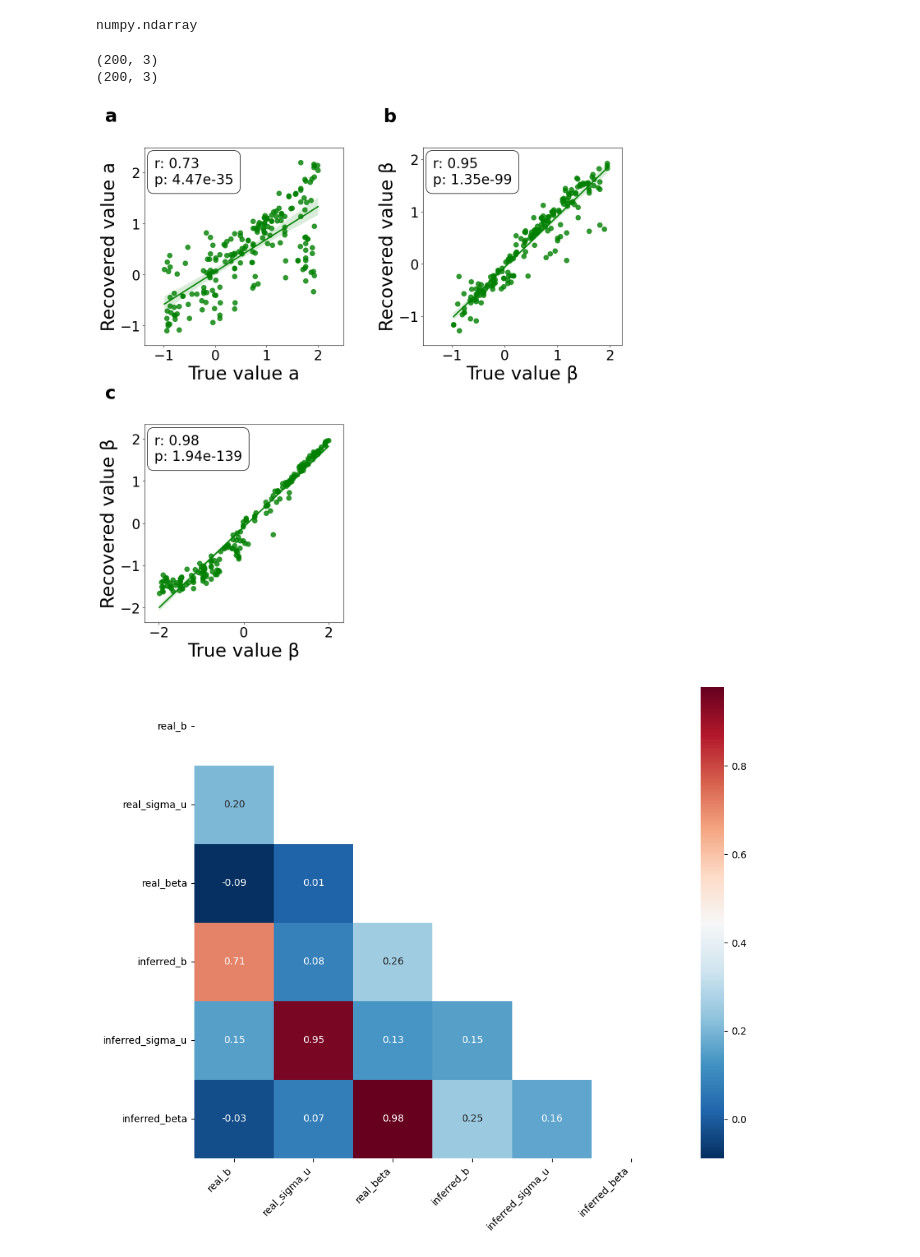
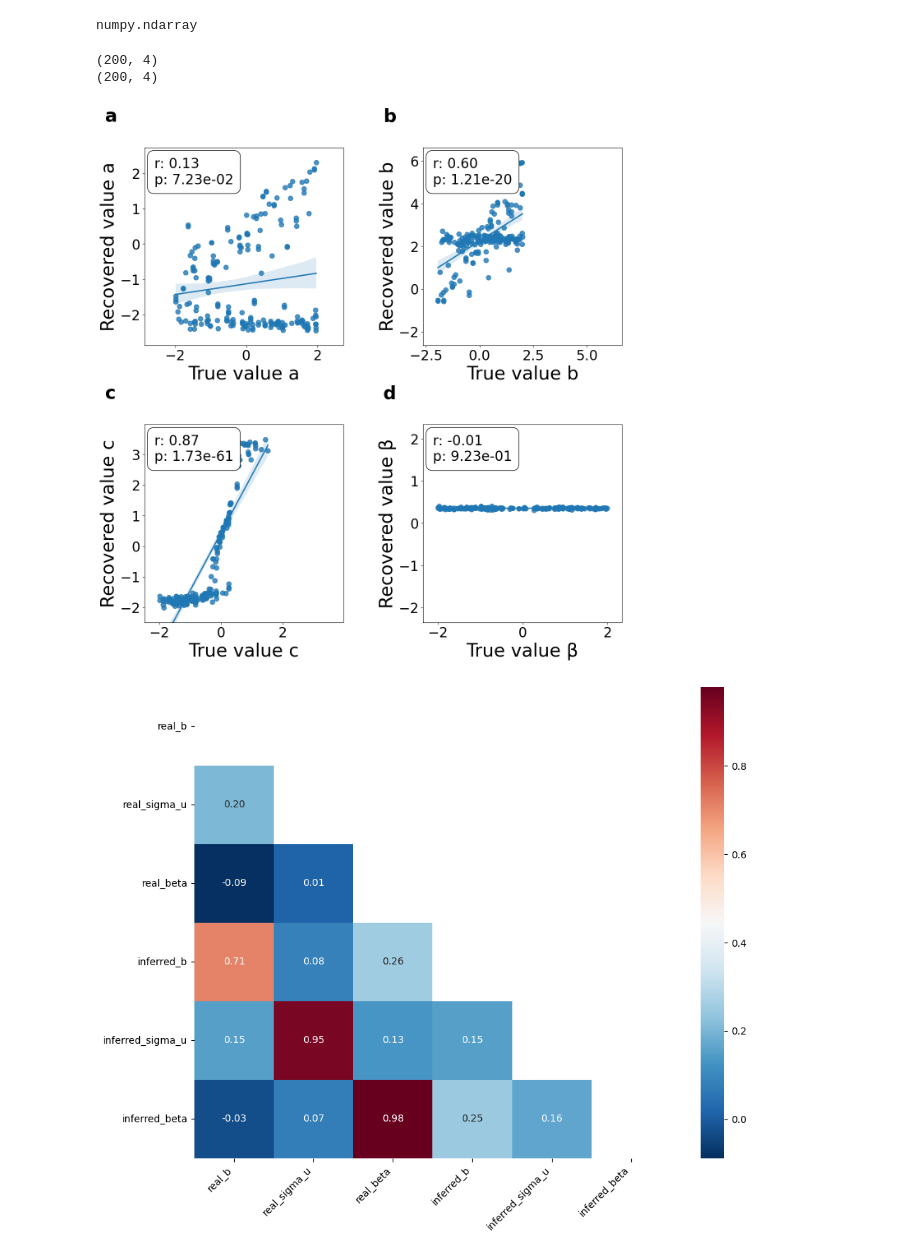
Before and after one commit to hhsherlock/Discounting, a Jupyter notebook: paper/parameter_recovery/parameter_recovery_analysis.ipynb, the cells around one changed output. Cells and saved outputs as stored; diff of their text form; code cells hidden in the pictures.

```diff
--- a/paper/parameter_recovery/parameter_recovery_analysis.ipynb
+++ b/paper/parameter_recovery/parameter_recovery_analysis.ipynb
@@ -7,7 +7,7 @@ import pandas as pd
 import seaborn as sns
 from scipy.stats import pearsonr
 # %%
-with open('/home/yaning/Documents/Discounting/paper/results/parameter_recovery_three_param.pkl', 'rb') as f:
+with open('/home/yaning/Documents/Discounting/paper/results/parameter_recovery_four_param_power_beta.pkl', 'rb') as f:
     pos_dict = pickle.load(f)
 # %%
 # get the real and inferred params from more agents
@@ -30,6 +30,6 @@ numpy.ndarray
 print(real_params.shape)
 print(inferred_params.shape)
 # %% [output]
-(200, 3)
-(200, 3)
+(200, 4)
+(200, 4)
 # %%
@@ -83,28 +83,31 @@ def same_range(ax, x, y):
 # %%
 # put everything to lists so it is easier to plot
 real_list = [
-# real_a,
+real_a,
 real_b,
-real_sigma_rate, real_beta]
+real_sigma_rate,
+real_beta]
+
 inferred_list = [
-# inferred_a,
+inferred_a,
 inferred_b,
-inferred_sigma_rate, inferred_beta]
+inferred_sigma_rate,
+inferred_beta]
 
 # try dataframe instead
 df = pd.DataFrame({
-    # 'real_a': real_a,
+    'real_a': real_a,
     'real_b': real_b,
     'real_sigma_u': real_sigma_rate,
     'real_beta': real_beta,
-    # 'inferred_a': inferred_a,
+    'inferred_a': inferred_a,
     'inferred_b': inferred_b,
     'inferred_sigma_u': inferred_sigma_rate,
     'inferred_beta': inferred_beta
 })
 # %%
 name_list = [
-# 'real_a','inferred_a',
+'real_a','inferred_a',
 'real_b','inferred_b',
 'real_sigma_u','inferred_sigma_u',
 'real_beta','inferred_beta']
@@ -120,54 +123,54 @@ for i in range(len(real_list)):
     x_name = name_list[i*2]
     y_name = name_list[i*2+1]
     temp_ax = axes[sub_x, sub_y]
-    sns.regplot(ax=temp_ax, x=x_name, y=y_name, data=df, scatter_kws={'s':70}, color="green")
+    sns.regplot(ax=temp_ax, x=x_name, y=y_name, data=df, scatter_kws={'s':70}, color="#1f77b4")
     same_range(temp_ax, df[x_name], df[y_name])
     corr_coeff, p_value = pearsonr(df[x_name], df[y_name])
 
     temp_ax.annotate(f'r: {corr_coeff:.2f}\np: {p_value:.2e}', xy=(0.05, 0.95), xycoords='axes fraction',
                 fontsize=tick_size, ha='left', va='top', bbox=dict(boxstyle='round,pad=0.5', edgecolor='black', facecolor='white'))
 
     if sub_y == 1:
         sub_x = sub_x + 1
         sub_y = 0
     else:
         sub_y = sub_y + 1
 
     temp_ax.tick_params(axis='both', labelsize=tick_size)
     temp_ax.text(
         -0.2, 1.2, f"{chr(97 + i)}",  # 97 = 'a'
         transform=temp_ax.transAxes,
         fontsize=32, fontweight='bold',
         va='top', ha='left'
     )
 
 
+axes[0,0].set_xlabel("True value a", fontsize=label_size)
+axes[0,0].set_ylabel("Recovered value a", fontsize=label_size)
+axes[0,1].set_xlabel("True value b", fontsize=label_size)
+axes[0,1].set_ylabel("Recovered value b", fontsize=label_size)
+axes[1,0].set_xlabel("True value c", fontsize=label_size)
+axes[1,0].set_ylabel("Recovered value c", fontsize=label_size)
+axes[1,1].set_xlabel("True value β", fontsize=label_size)
+axes[1,1].set_ylabel("Recovered value β", fontsize=label_size)
+
 # axes[0,0].set_xlabel("True value a", fontsize=label_size)
 # axes[0,0].set_ylabel("Recovered value a", fontsize=label_size)
-# axes[0,1].set_xlabel("True value b", fontsize=label_size)
-# axes[0,1].set_ylabel("Recovered value b", fontsize=label_size)
-# axes[1,0].set_xlabel("True value c", fontsize=label_size)
-# axes[1,0].set_ylabel("Recovered value c", fontsize=label_size)
-# axes[1,1].set_xlabel("True value β", fontsize=label_size)
-# axes[1,1].set_ylabel("Recovered value β", fontsize=label_size)
-
-axes[0,0].set_xlabel("True value a", fontsize=label_size)
-axes[0,0].set_ylabel("Recovered value a", fontsize=label_size)
-axes[0,1].set_xlabel("True value β", fontsize=label_size)
-axes[0,1].set_ylabel("Recovered value β", fontsize=label_size)
-axes[1,0].set_xlabel("True value β", fontsize=label_size)
-axes[1,0].set_ylabel("Recovered value β", fontsize=label_size)
+# axes[0,1].set_xlabel("True value β", fontsize=label_size)
+# axes[0,1].set_ylabel("Recovered value β", fontsize=label_size)
+# axes[1,0].set_xlabel("True value β", fontsize=label_size)
+# axes[1,0].set_ylabel("Recovered value β", fontsize=label_size)
 
 # axes[1,0].set_visible(False)
-axes[1,1].set_visible(False)
+# axes[1,1].set_visible(False)
 plt.subplots_adjust(wspace=0.4)
 plt.subplots_adjust(hspace=0.4)
 
-plt.savefig("/home/yaning/Documents/Discounting/paper/results/pr_square_root.png", dpi=300)
+# plt.savefig("/home/yaning/Documents/Discounting/paper/results/pr_four_param.png", dpi=300)
 plt.show()
 plt.close()
 # %% [output]
-[figure, old version]
+[figure, new version]
 # %%
 # -----------------------------correlation--------------------------------------
 corr = df.corr()
```
Also changed, not shown: parts of 1 cell of this notebook, 18 other files.
